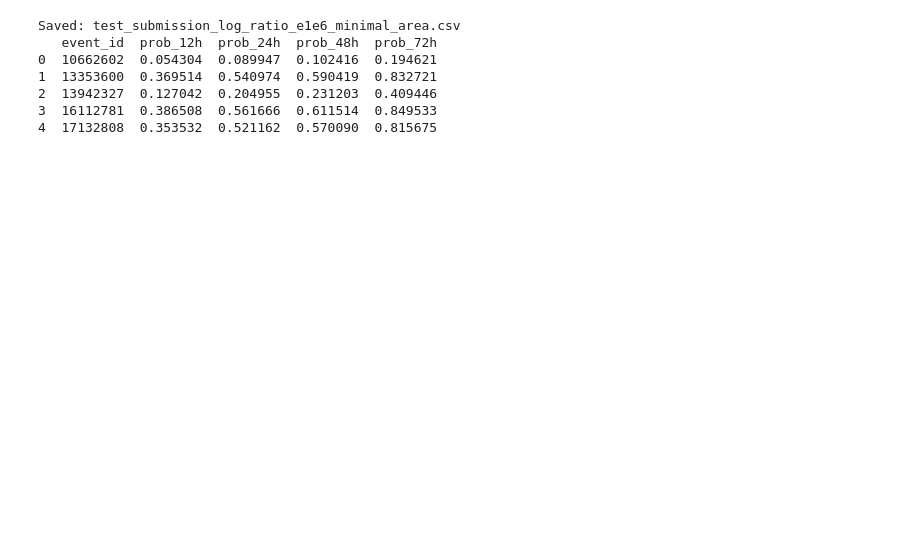
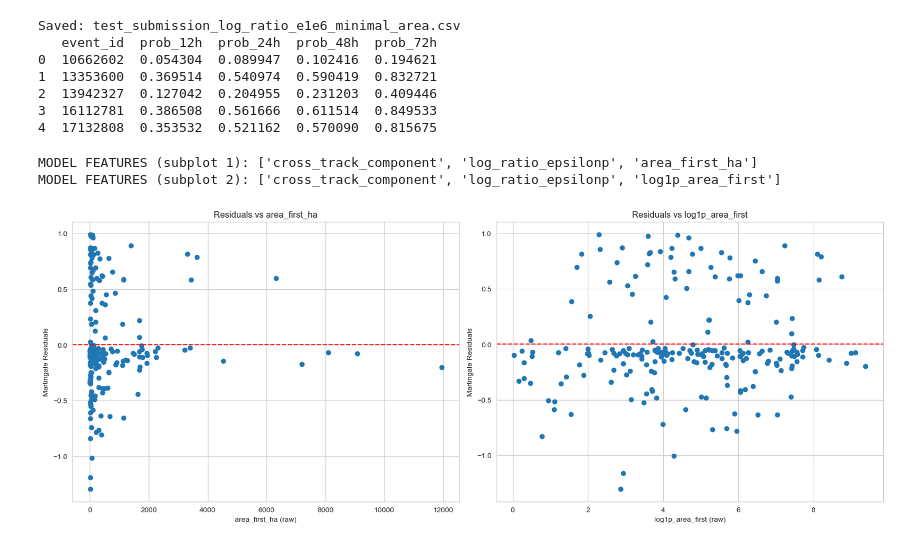
Before and after one commit to aydinkhan2005/Fire-Risk-Predictor, a Jupyter notebook: draft.ipynb, the cells around one changed output. Saved outputs shown, nothing was run; the diff lists cells and outputs as text; code cells hidden in the pictures; blank space fills up the shorter version.

```diff
--- a/draft.ipynb
+++ b/draft.ipynb
@@ -878,3 +855,66 @@ Saved: test_submission_log_ratio_e1e6_minimal_area.csv
 2  13942327  0.127042  0.204955  0.231203  0.409446
 3  16112781  0.386508  0.561666  0.611514  0.849533
 4  17132808  0.353532  0.521162  0.570090  0.815675
+# %%
+fig, ax = plt.subplots(nrows=1, ncols=2, figsize=(16, 6), constrained_layout=True)
+
+# FIRST SUBPLOT: model with raw area_first_ha
+MODEL_FEATURES = ['cross_track_component', 'log_ratio_epsilonp', 'area_first_ha']
+cph_diag = CoxPHFitter(penalizer=0.1)
+print('MODEL FEATURES (subplot 1):', MODEL_FEATURES)
+cph_diag.fit(train_sub_scaled[TARGETS + MODEL_FEATURES],
+             duration_col='time_to_hit_hours',
+             event_col='event')
+
+martingale_resid = cph_diag.compute_residuals(
+    train_sub_scaled[TARGETS + MODEL_FEATURES],
+    kind='martingale'
+)
+
+ax[0].scatter(train_sub['area_first_ha'], martingale_resid['martingale'])
+ax[0].axhline(0, color='red', linestyle='--')
+ax[0].set_xlabel('area_first_ha (raw)')
+ax[0].set_ylabel('Martingale Residuals')
+ax[0].set_title('Residuals vs area_first_ha')
+
+# SECOND SUBPLOT: rebuild features + scaling to include log1p_area_first
+MODEL_FEATURES_LOG = ['cross_track_component', 'log_ratio_epsilonp', 'log1p_area_first']
+
+train_sub_log = train_sub.copy()
+
+train_sub_log[MODEL_FEATURES_LOG] = train_sub_log[MODEL_FEATURES_LOG].replace([np.inf, -np.inf], np.nan)
+log_medians = train_sub_log[MODEL_FEATURES_LOG].median()
+train_sub_log[MODEL_FEATURES_LOG] = train_sub_log[MODEL_FEATURES_LOG].fillna(log_medians)
+
+scaler_log = StandardScaler()
+X_train_log_scaled = scaler_log.fit_transform(train_sub_log[MODEL_FEATURES_LOG])
+
+train_sub_scaled_log = pd.DataFrame(
+    X_train_log_scaled,
+    columns=MODEL_FEATURES_LOG,
+    index=train_sub_log.index
+)
+train_sub_scaled_log[TARGETS] = train_sub_log[TARGETS]
+
+cph_diag_log = CoxPHFitter(penalizer=0.1)
+print('MODEL FEATURES (subplot 2):', MODEL_FEATURES_LOG)
+cph_diag_log.fit(train_sub_scaled_log[TARGETS + MODEL_FEATURES_LOG],
+                 duration_col='time_to_hit_hours',
+                 event_col='event')
+
+martingale_resid_log = cph_diag_log.compute_residuals(
+    train_sub_scaled_log[TARGETS + MODEL_FEATURES_LOG],
+    kind='martingale'
+)
+
+ax[1].scatter(train_sub_log['log1p_area_first'], martingale_resid_log['martingale'])
+ax[1].axhline(0, color='red', linestyle='--')
+ax[1].set_xlabel('log1p_area_first (raw)')
+ax[1].set_ylabel('Martingale Residuals')
+ax[1].set_title('Residuals vs log1p_area_first')
+
+plt.show()
+# %% [output]
+MODEL FEATURES (subplot 1): ['cross_track_component', 'log_ratio_epsilonp', 'area_first_ha']
+MODEL FEATURES (subplot 2): ['cross_track_component', 'log_ratio_epsilonp', 'log1p_area_first']
+[figure, added]
```
Also changed, not shown: parts of 4 cells of this notebook.
